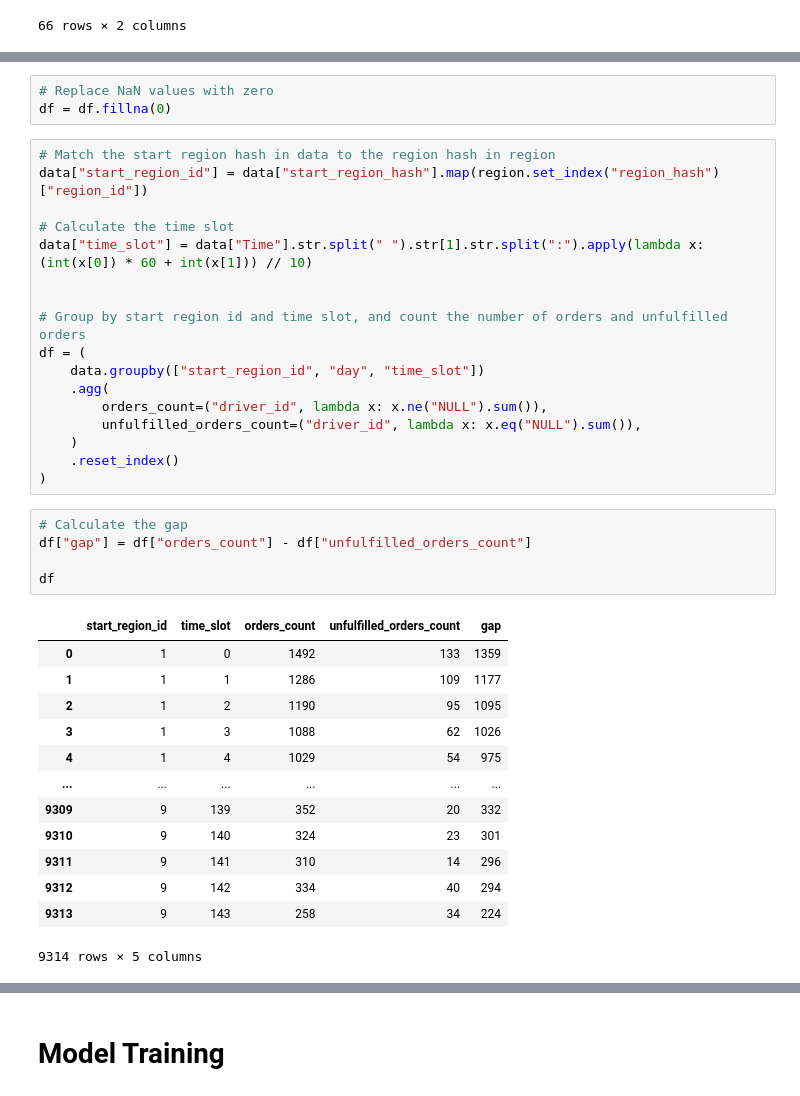
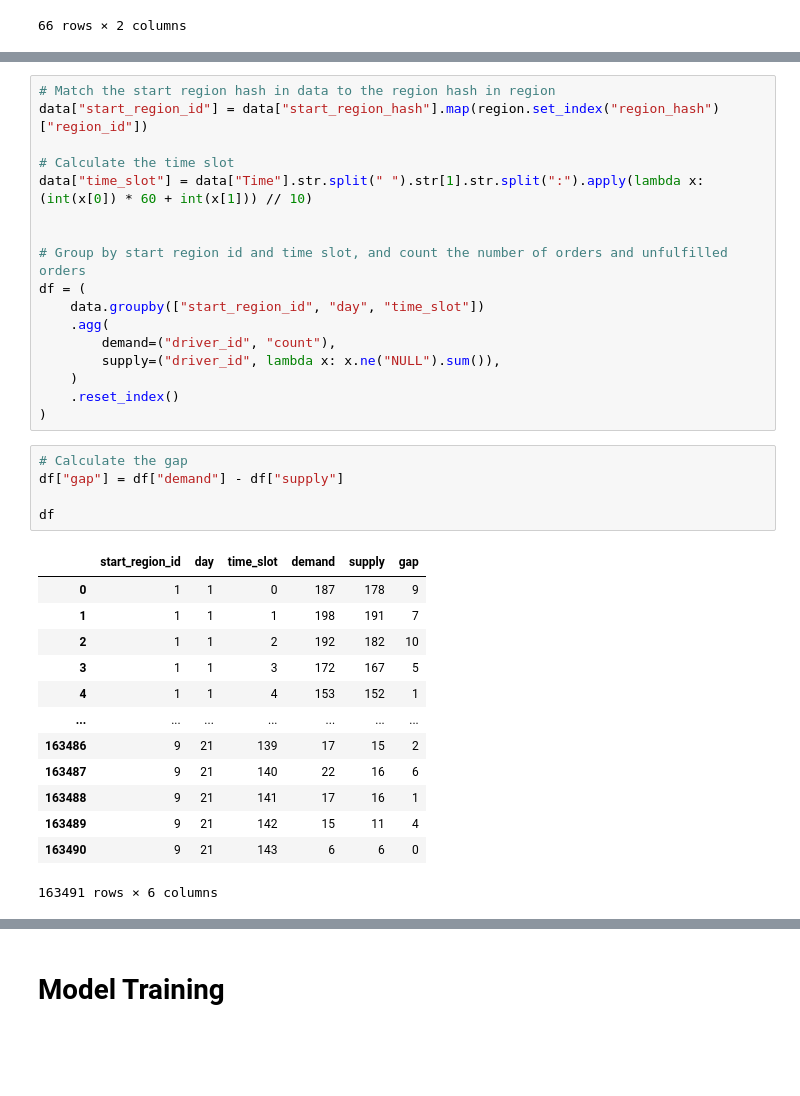
Before and after one commit to huzi0906/RideHailing_SupplyDemand_Prediction, a Jupyter notebook: i211102_i211187_Q.ipynb, the cells around one changed output, grey strips where cells are left out. Saved outputs shown, nothing was run; the diff lists cells and outputs as text; blank space fills up the shorter version.

```diff
--- a/i211102_i211187_Q.ipynb
+++ b/i211102_i211187_Q.ipynb
@@ -88,6 +87,3 @@ df
-# %%
-# Replace NaN values with zero
-df = df.fillna(0)
 # %%
 # Match the start region hash in data to the region hash in region
 data["start_region_id"] = data["start_region_hash"].map(region.set_index("region_hash")["region_id"])
@@ -100,30 +96,30 @@ data["time_slot"] = data["Time"].str.split(" ").str[1].str.split(":").apply(lamb
 df = (
     data.groupby(["start_region_id", "day", "time_slot"])
     .agg(
-        orders_count=("driver_id", lambda x: x.ne("NULL").sum()),
-        unfulfilled_orders_count=("driver_id", lambda x: x.eq("NULL").sum()),
+        demand=("driver_id", "count"),
+        supply=("driver_id", lambda x: x.ne("NULL").sum()),
     )
     .reset_index()
 )
 # %%
 # Calculate the gap
-df["gap"] = df["orders_count"] - df["unfulfilled_orders_count"]
+df["gap"] = df["demand"] - df["supply"]
 
 df
 # %% [output]
-|  | start_region_id | time_slot | orders_count | unfulfilled_orders_count | gap |
-| 0 | 1 | 0 | 1492 | 133 | 1359 |
-| 1 | 1 | 1 | 1286 | 109 | 1177 |
-| 2 | 1 | 2 | 1190 | 95 | 1095 |
-| 3 | 1 | 3 | 1088 | 62 | 1026 |
-| 4 | 1 | 4 | 1029 | 54 | 975 |
-| ... | ... | ... | ... | ... | ... |
-| 9309 | 9 | 139 | 352 | 20 | 332 |
-| 9310 | 9 | 140 | 324 | 23 | 301 |
-| 9311 | 9 | 141 | 310 | 14 | 296 |
-| 9312 | 9 | 142 | 334 | 40 | 294 |
-| 9313 | 9 | 143 | 258 | 34 | 224 |
+|  | start_region_id | day | time_slot | demand | supply | gap |
+| 0 | 1 | 1 | 0 | 187 | 178 | 9 |
+| 1 | 1 | 1 | 1 | 198 | 191 | 7 |
+| 2 | 1 | 1 | 2 | 192 | 182 | 10 |
+| 3 | 1 | 1 | 3 | 172 | 167 | 5 |
+| 4 | 1 | 1 | 4 | 153 | 152 | 1 |
+| ... | ... | ... | ... | ... | ... | ... |
+| 163486 | 9 | 21 | 139 | 17 | 15 | 2 |
+| 163487 | 9 | 21 | 140 | 22 | 16 | 6 |
+| 163488 | 9 | 21 | 141 | 17 | 16 | 1 |
+| 163489 | 9 | 21 | 142 | 15 | 11 | 4 |
+| 163490 | 9 | 21 | 143 | 6 | 6 | 0 |
-9314 rows × 5 columns
+163491 rows × 6 columns
 # %%
 all_combinations = pd.MultiIndex.from_product([df['start_region_id'].unique(), df['time_slot'].unique()], names = ["start_region_id", "time_slot"]).to_frame(index = False)
 
```
Also changed, not shown: parts of 14 cells of this notebook.
